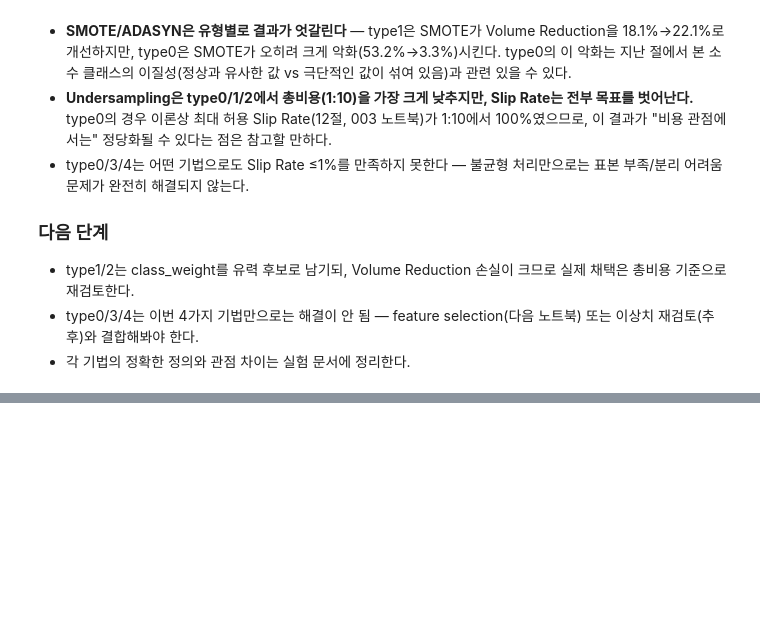
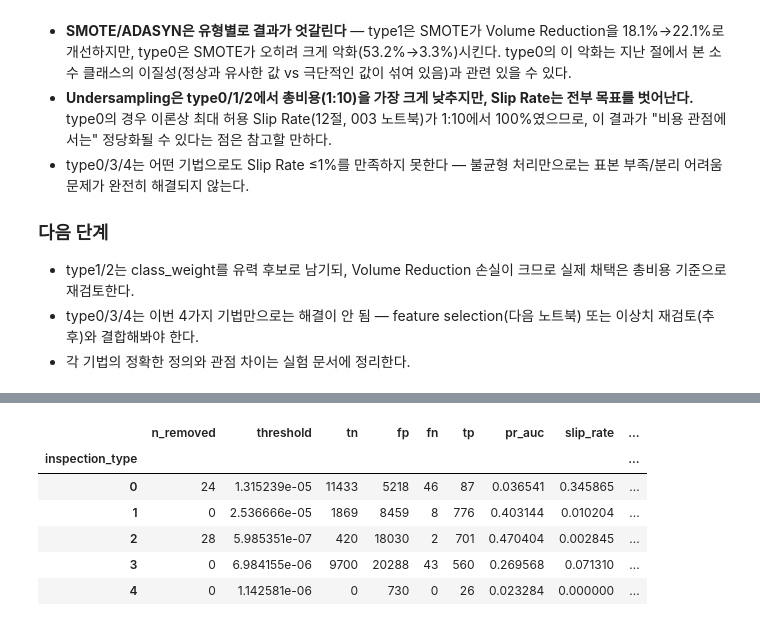
Before and after one commit to hakeee0331/seiemens_aoi_ML_practice, a Jupyter notebook: notebooks/0824_lsw_004_imbalance_handling.ipynb, the cells around one changed output, grey strips where cells are left out. Cells and saved outputs as stored; diff of their text form; code cells hidden in the pictures; blank space fills up the shorter version.

```diff
--- a/notebooks/0824_lsw_004_imbalance_handling.ipynb
+++ b/notebooks/0824_lsw_004_imbalance_handling.ipynb
@@ -475,0 +482,40 @@ display(cost10_pivot.round(0))
+# %%
+label_cleansing_results = []
+
+for inspection_type, split in type_splits.items():
+    train_df, valid_df, test_df = split["train"], split["valid"], split["test"]
+    feature_columns = split["feature_columns"]
+
+    nunique_classes = train_df.groupby(feature_columns)[TARGET].transform("nunique")
+    contradictory_mask = nunique_classes > 1
+    n_removed = int(contradictory_mask.sum())
+
+    train_clean_df = train_df.loc[~contradictory_mask]
+
+    X_valid, y_valid = valid_df[feature_columns], valid_df[TARGET]
+    X_test, y_test = test_df[feature_columns], test_df[TARGET]
+
+    model = build_model()
+    model.fit(train_clean_df[feature_columns], train_clean_df[TARGET])
+
+    valid_proba = model.predict_proba(X_valid)[:, 1]
+    threshold = select_threshold(y_valid, valid_proba)
+    test_proba = model.predict_proba(X_test)[:, 1]
+
+    result = evaluate_at_threshold(y_test, test_proba, threshold)
+    result["inspection_type"] = inspection_type
+    result["technique"] = "label_cleansing"
+    result["n_removed"] = n_removed
+    result["n_train_resampled"] = len(train_clean_df)
+    label_cleansing_results.append(result)
+
+label_cleansing_df = pd.DataFrame(label_cleansing_results).set_index("inspection_type")
+label_cleansing_df[["n_removed", "threshold", "tn", "fp", "fn", "tp", "pr_auc", "slip_rate", "volume_reduction"]]
+# %% [output]
+|  | n_removed | threshold | tn | fp | fn | tp | pr_auc | slip_rate | ... |
+| inspection_type |  |  |  |  |  |  |  |  | ... |
+| 0 | 24 | 1.315239e-05 | 11433 | 5218 | 46 | 87 | 0.036541 | 0.345865 | ... |
+| 1 | 0 | 2.536666e-05 | 1869 | 8459 | 8 | 776 | 0.403144 | 0.010204 | ... |
+| 2 | 28 | 5.985351e-07 | 420 | 18030 | 2 | 701 | 0.470404 | 0.002845 | ... |
+| 3 | 0 | 6.984155e-06 | 9700 | 20288 | 43 | 560 | 0.269568 | 0.071310 | ... |
+| 4 | 0 | 1.142581e-06 | 0 | 730 | 0 | 26 | 0.023284 | 0.000000 | ... |
```
Also changed, not shown: parts of 3 cells of this notebook, 1 other file.
